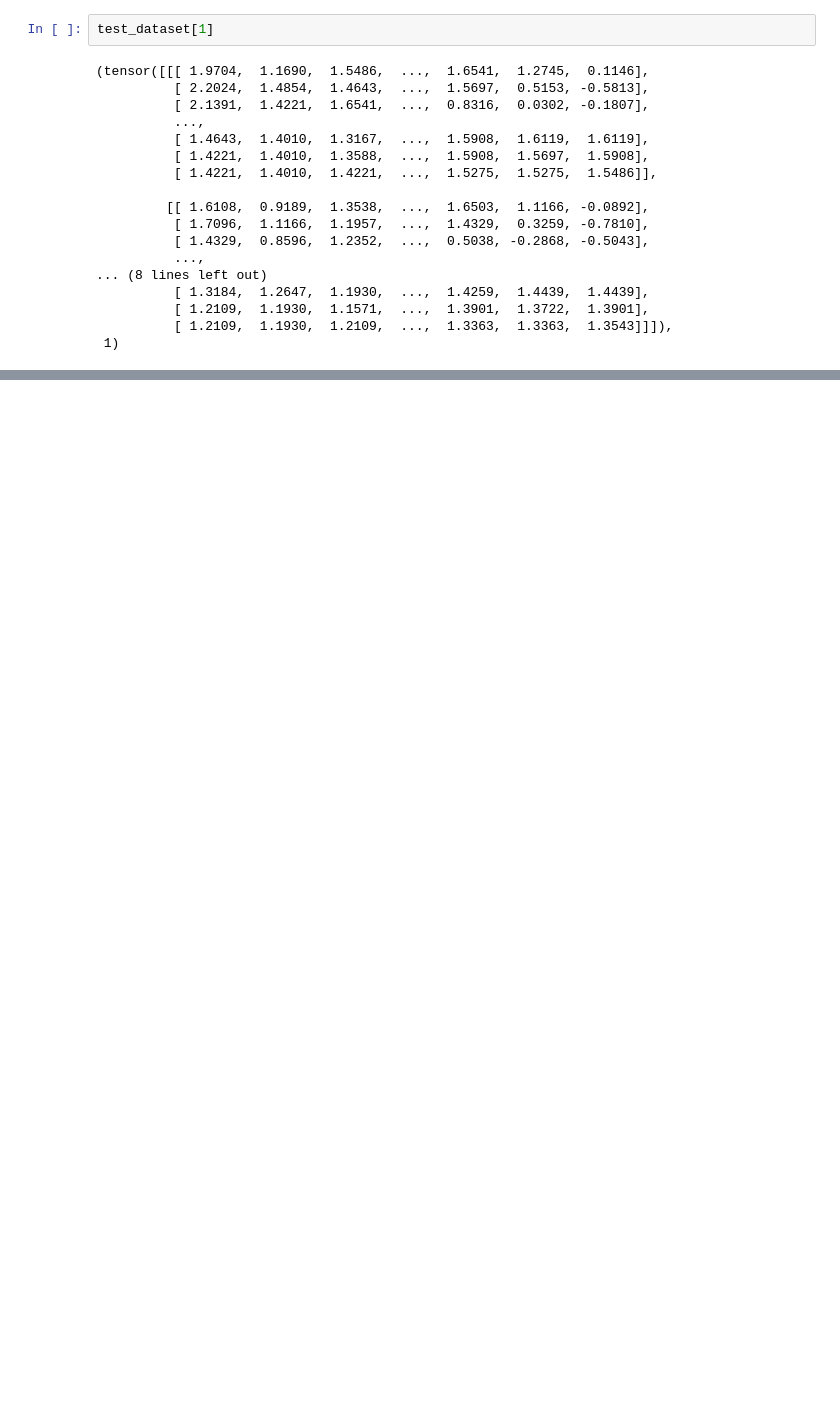
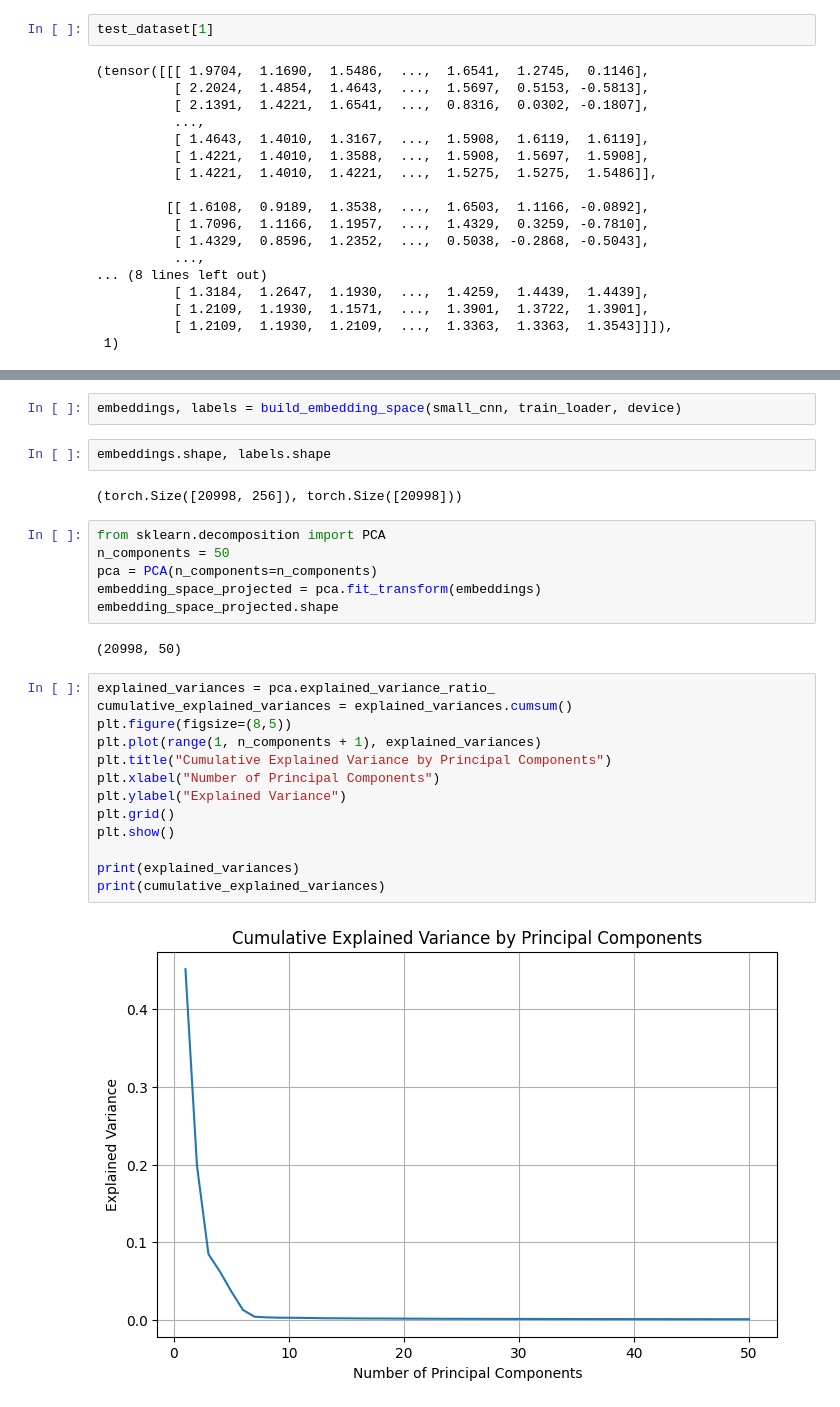
Before and after one commit to ada-my619/Rock-Classification, a Jupyter notebook: Rock_Classification.ipynb, the cells around one changed output, grey strips where cells are left out. Cells and saved outputs as stored; diff of their text form; blank space fills up the shorter version.

```diff
--- a/Rock_Classification.ipynb
+++ b/Rock_Classification.ipynb
@@ -637,0 +680,29 @@ plot_saliency_by_outcome(small_cnn, test_dataset, n_per_class=3, mode="wrong")
+# %%
+embeddings, labels = build_embedding_space(small_cnn, train_loader, device)
+# %%
+embeddings.shape, labels.shape
+# %% [output]
+(torch.Size([20998, 256]), torch.Size([20998]))
+# %%
+from sklearn.decomposition import PCA
+n_components = 50
+pca = PCA(n_components=n_components)
+embedding_space_projected = pca.fit_transform(embeddings)
+embedding_space_projected.shape
+# %% [output]
+(20998, 50)
+# %%
+explained_variances = pca.explained_variance_ratio_
+cumulative_explained_variances = explained_variances.cumsum()
+plt.figure(figsize=(8,5))
+plt.plot(range(1, n_components + 1), explained_variances)
+plt.title("Cumulative Explained Variance by Principal Components")
+plt.xlabel("Number of Principal Components")
+plt.ylabel("Explained Variance")
+plt.grid()
+plt.show()
+
+print(explained_variances)
+print(cumulative_explained_variances)
+# %% [output]
+[figure, added]
```
Also changed, not shown: parts of 35 cells of this notebook.
